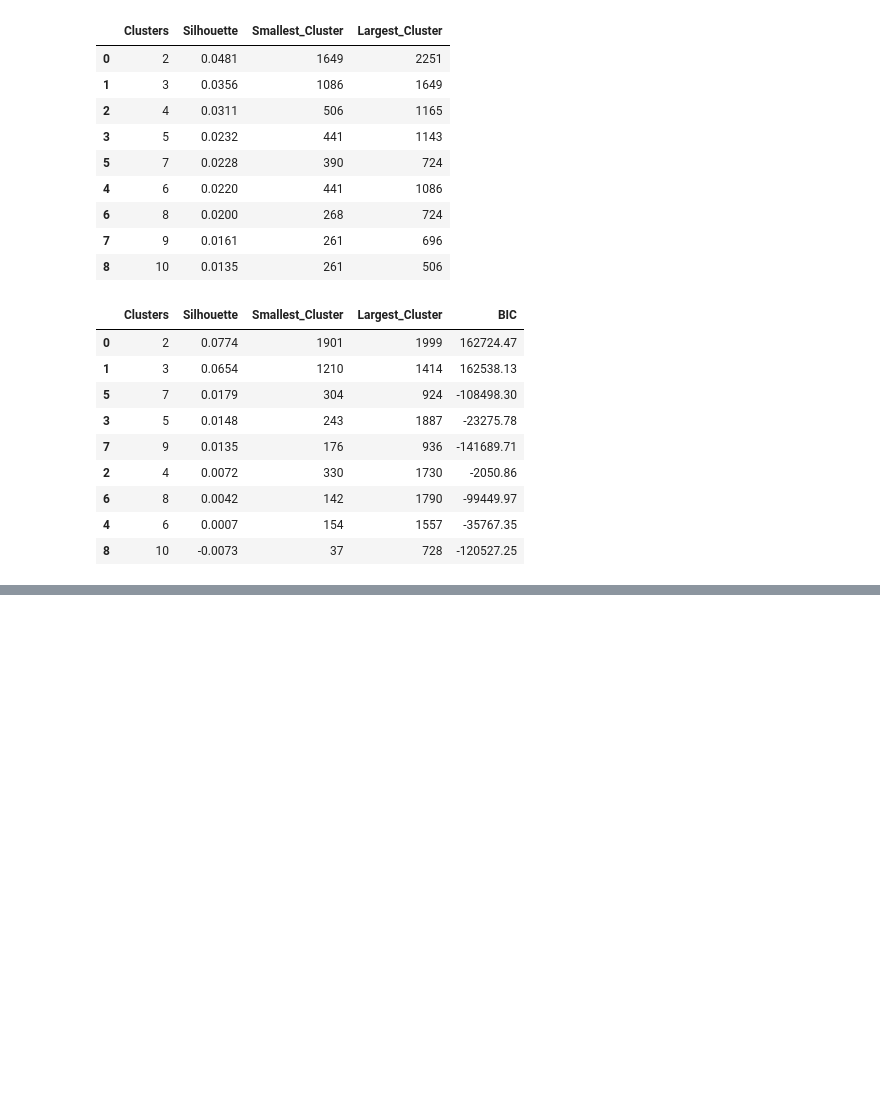
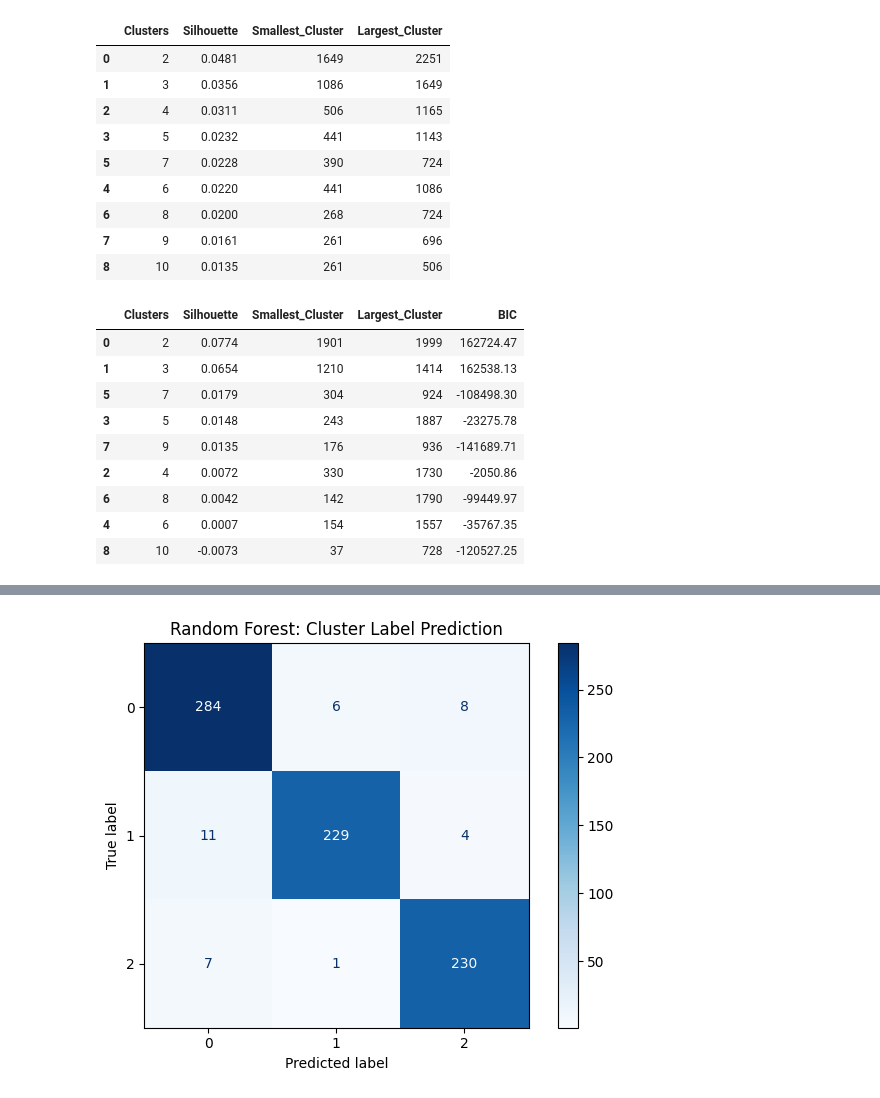
Before and after one commit to SadabAli/Customer-Sigmentation, a Jupyter notebook: EDA.ipynb, the cells around one changed output, grey strips where cells are left out. Cells and saved outputs as stored; diff of their text form; code cells hidden in the pictures; blank space fills up the shorter version.

```diff
--- a/EDA.ipynb
+++ b/EDA.ipynb
@@ -1086,0 +1580,70 @@ display(
+# %%
+
+import pandas as pd
+import matplotlib.pyplot as plt
+import seaborn as sns
+
+from sklearn.model_selection import train_test_split
+from sklearn.compose import ColumnTransformer
+from sklearn.preprocessing import OneHotEncoder, StandardScaler
+from sklearn.pipeline import Pipeline
+from sklearn.ensemble import RandomForestClassifier
+from sklearn.metrics import (
+    accuracy_score,
+    classification_report,
+    confusion_matrix,
+    ConfusionMatrixDisplay,
+    f1_score
+)
+
+# Input features and pseudo-label target
+numeric_cols = [
+    "Age", "PurchaseAmountUSD", "PreviousPurchases"
+]
+categorical_cols = [
+    "Category", "SubscriptionStatus", "DiscountApplied",
+    "PromoCodeUsed", "FrequencyOfPurchases"
+]
+
+X = df[numeric_cols + categorical_cols].copy()
+y = df["Cluster_Scaled"]
+
+# Split data before fitting the preprocessing/model pipeline
+X_train, X_test, y_train, y_test = train_test_split(
+    X, y,
+    test_size=0.20,
+    random_state=42,
+    stratify=y
+)
+
+preprocessor = ColumnTransformer([
+    ("num", StandardScaler(), numeric_cols),
+    ("cat", OneHotEncoder(handle_unknown="ignore"), categorical_cols)
+])
+
+model = Pipeline([
+    ("preprocessing", preprocessor),
+    ("classifier", RandomForestClassifier(
+        n_estimators=300,
+        random_state=42,
+        class_weight="balanced"
+    ))
+])
+
+model.fit(X_train, y_train)
+y_pred = model.predict(X_test)
+
+print("Test accuracy:", round(accuracy_score(y_test, y_pred), 4))
+print("Macro F1-score:", round(f1_score(y_test, y_pred, average="macro"), 4))
+print("\nClassification report:")
+print(classification_report(y_test, y_pred))
+
+ConfusionMatrixDisplay.from_predictions(
+    y_test, y_pred,
+    cmap="Blues",
+    values_format="d"
+)
+plt.title("Random Forest: Cluster Label Prediction")
+plt.tight_layout()
+plt.show()
+# %% [output]
@@ -1086,0 +1663 @@ display(
+[figure, added]
```
Also changed, not shown: parts of 14 cells of this notebook, 10 other files.
